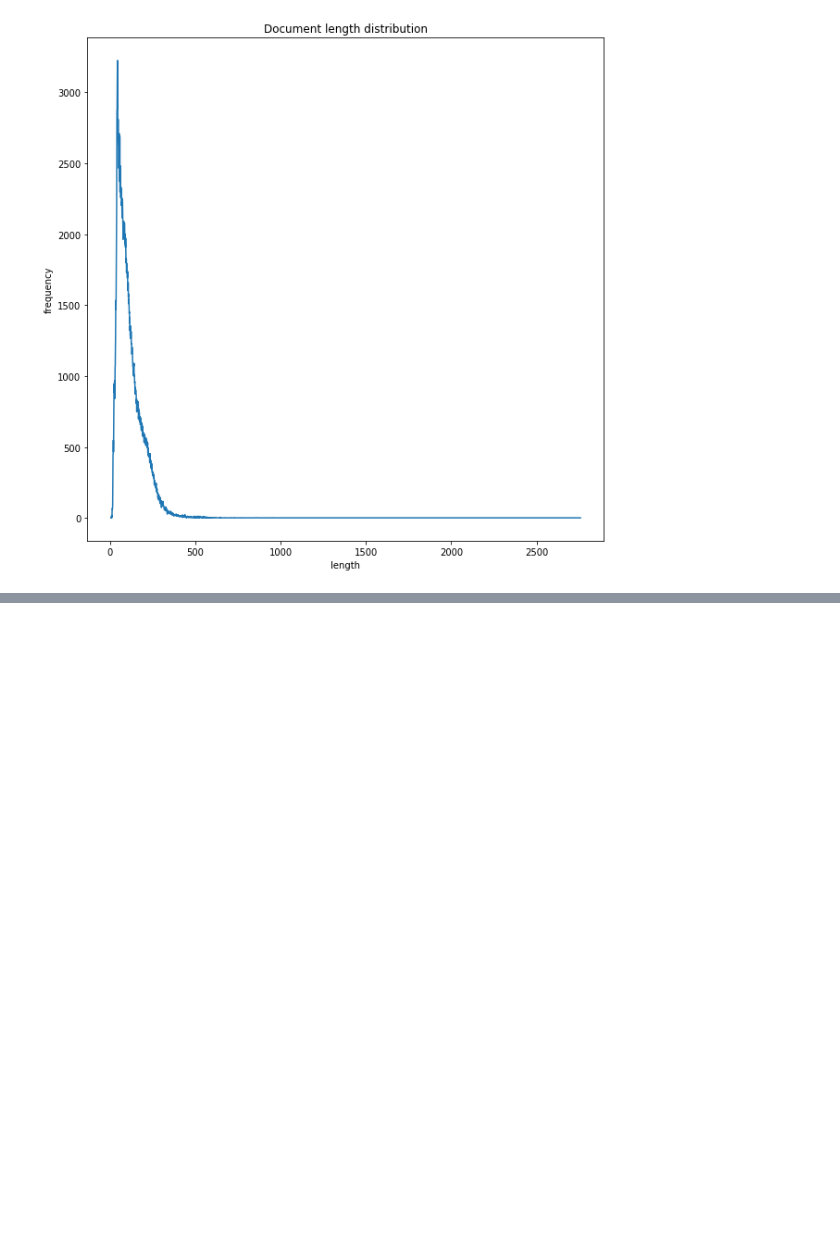
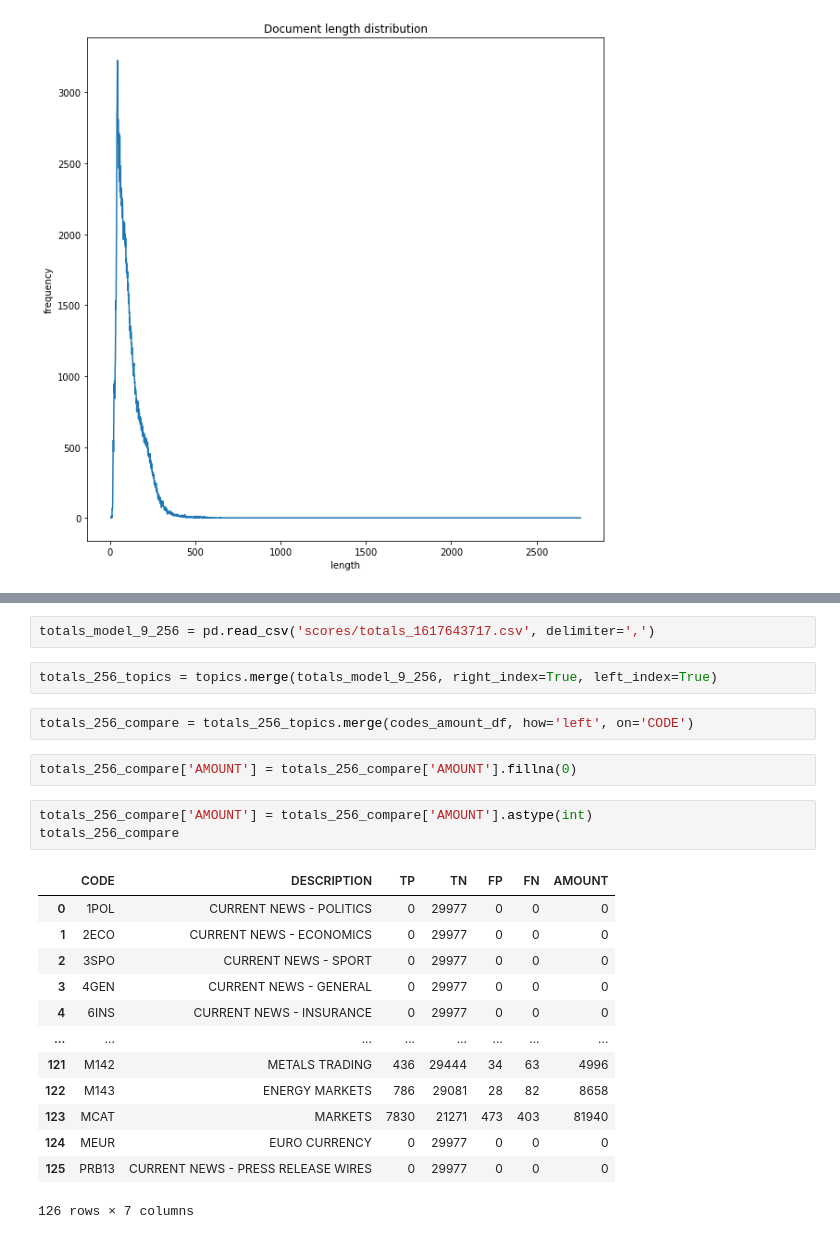
Before and after one commit to apndx/ReutersDocLabeler, a Jupyter notebook: notebooks/explorative-data-analysis.ipynb, the cells around one changed output, grey strips where cells are left out. Drawn from its saved outputs; the diff is of its cells as text; blank space fills up the shorter version.

Commit message:
Make a dataframe combining results from the title classification and the actual title amounts

```diff
--- a/notebooks/explorative-data-analysis.ipynb
+++ b/notebooks/explorative-data-analysis.ipynb
@@ -383,0 +390,25 @@ Text(0.5, 0, 'length')
+# %%
+totals_model_9_256 = pd.read_csv('scores/totals_1617643717.csv', delimiter=',')
+# %%
+totals_256_topics = topics.merge(totals_model_9_256, right_index=True, left_index=True)
+# %%
+totals_256_compare = totals_256_topics.merge(codes_amount_df, how='left', on='CODE')
+# %%
+totals_256_compare['AMOUNT'] = totals_256_compare['AMOUNT'].fillna(0)
+# %%
+totals_256_compare['AMOUNT'] = totals_256_compare['AMOUNT'].astype(int)
+totals_256_compare
+# %% [output]
+|  | CODE | DESCRIPTION | TP | TN | FP | FN | AMOUNT |
+| 0 | 1POL | CURRENT NEWS - POLITICS | 0 | 29977 | 0 | 0 | 0 |
+| 1 | 2ECO | CURRENT NEWS - ECONOMICS | 0 | 29977 | 0 | 0 | 0 |
+| 2 | 3SPO | CURRENT NEWS - SPORT | 0 | 29977 | 0 | 0 | 0 |
+| 3 | 4GEN | CURRENT NEWS - GENERAL | 0 | 29977 | 0 | 0 | 0 |
+| 4 | 6INS | CURRENT NEWS - INSURANCE | 0 | 29977 | 0 | 0 | 0 |
+| ... | ... | ... | ... | ... | ... | ... | ... |
+| 121 | M142 | METALS TRADING | 436 | 29444 | 34 | 63 | 4996 |
+| 122 | M143 | ENERGY MARKETS | 786 | 29081 | 28 | 82 | 8658 |
+| 123 | MCAT | MARKETS | 7830 | 21271 | 473 | 403 | 81940 |
+| 124 | MEUR | EURO CURRENCY | 0 | 29977 | 0 | 0 | 0 |
+| 125 | PRB13 | CURRENT NEWS - PRESS RELEASE WIRES | 0 | 29977 | 0 | 0 | 0 |
+126 rows × 7 columns
```
Also changed, not shown: parts of 4 cells of this notebook.
